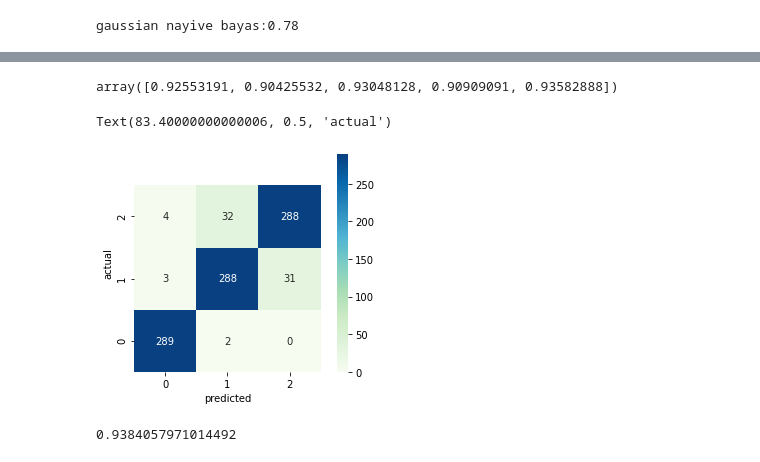
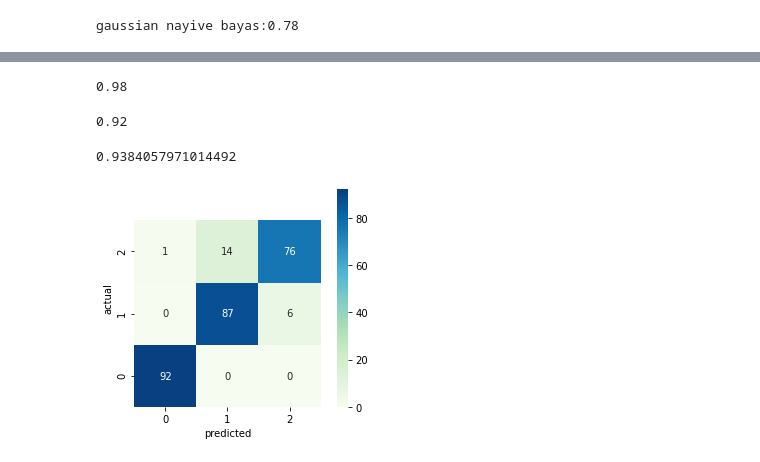
Before and after one commit to Daniel-Ros/DataSiceneIIFinalWork, a Jupyter notebook: hand.ipynb, the cells around one changed output, grey strips where cells are left out. Drawn from its saved outputs; the diff is of its cells as text; code cells hidden in the pictures.

```diff
--- a/hand.ipynb
+++ b/hand.ipynb
@@ -357,31 +313,45 @@ cv = cross_val_score(vt,x_train,y_train,cv=5)
-# %%
-cv
-# %% [output]
-array([0.92553191, 0.90425532, 0.93048128, 0.90909091, 0.93582888])
+# %%
+from sklearn.ensemble import VotingClassifier
+
+vt = VotingClassifier(
+    [('xgb',xgb),
+    ('rfc',rfc)],
+    voting='soft'
+)
+
+vt.fit(x_train,y_train)
+vt.score(x_validate,y_validate)
+# %% [output]
+0.98
+# %%
+from sklearn.ensemble import StackingClassifier
+
+stacking_clf = StackingClassifier(
+    estimators=[('rfc',rfc),
+                ('xgb',xgb)],
+                cv=5,
+                final_estimator=knn
+)
+stacking_clf.fit(x_train, y_train)
+stacking_clf.score(x_validate,y_validate)
+# %% [output]
+0.92
+# %%
+vt.score(x_test,y_test)
+# %% [output]
+0.9384057971014492
 # %%
+from sklearn.metrics import confusion_matrix
 from sklearn.model_selection import cross_val_predict
-from sklearn.metrics import classification_report,confusion_matrix,accuracy_score
 
-pred = cross_val_predict(vt,x_train,y_train)
-cm=confusion_matrix(y_train, pred)
+pred = cross_val_predict(stacking_clf,x_test,y_test)
+cm=confusion_matrix(y_test, pred)
 
 axes=sns.heatmap(cm,square=True,annot=True,fmt='d',cbar=True,cmap=plt.cm.GnBu)
 axes.set_xlabel('predicted')
 axes.set_ylim(0,3.5)
 axes.set_ylabel('actual')
+
+plt.show()
 # %% [output]
-Text(83.40000000000006, 0.5, 'actual')
-[figure, old version]
+[figure, new version]
-# %%
-from sklearn.ensemble import StackingClassifier
-
-stacking_clf = StackingClassifier(
-    estimators=[('vt',vt),
-                ('xgb',xgb)],
-                cv=5,
-                final_estimator=knn
-)
-stacking_clf.fit(x_train, y_train)
-stacking_clf.score(x_test,y_test)
-# %% [output]
-0.9384057971014492
```
Also changed, not shown: parts of 10 cells of this notebook.
